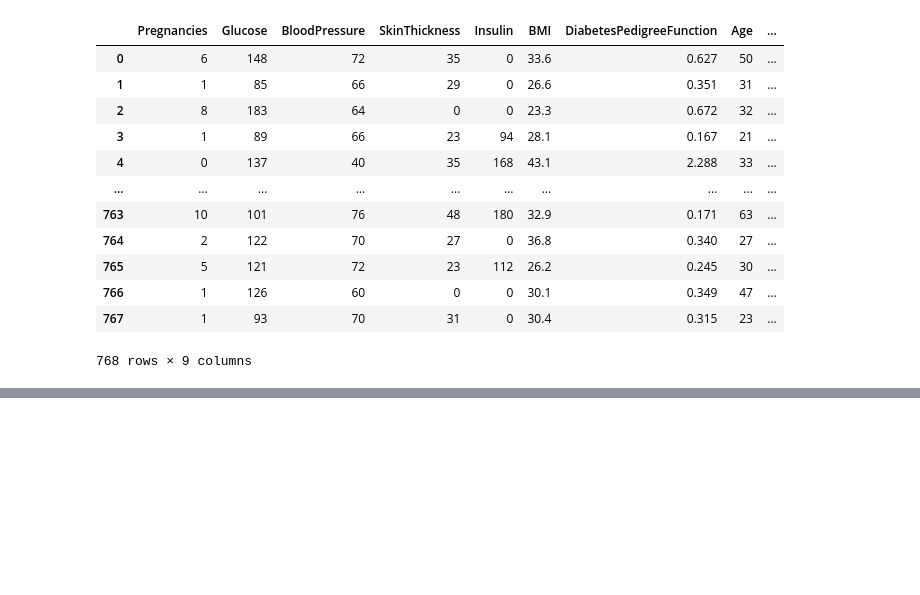
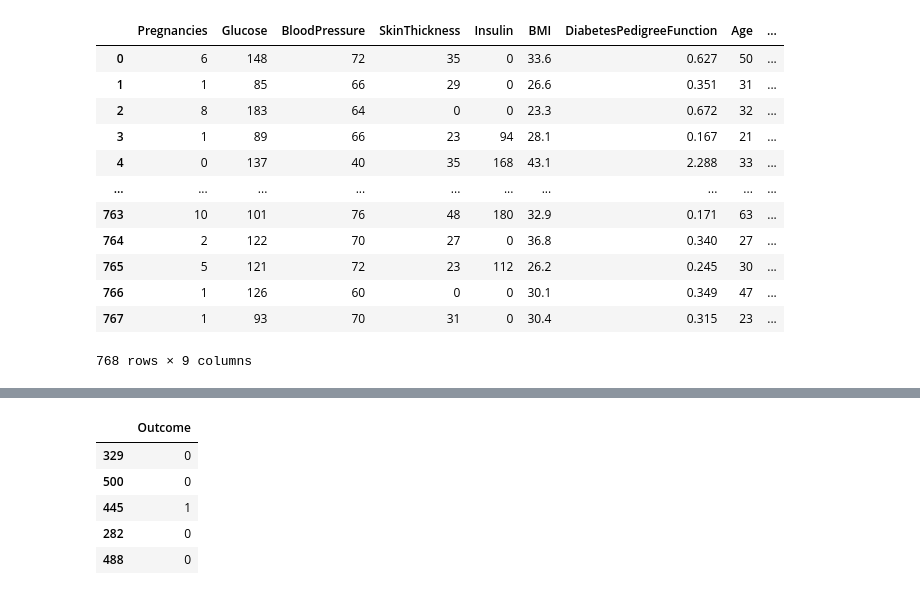
Before and after one commit to Rajeiha/Diabetes-Prediction, a Jupyter notebook: Code.ipynb, the cells around one changed output, grey strips where cells are left out. Cells and saved outputs as stored; diff of their text form; code cells hidden in the pictures; blank space fills up the shorter version.

```diff
--- a/Code.ipynb
+++ b/Code.ipynb
@@ -105,0 +180,9 @@ df.dropna()
+# %%
+ytest.head()
+# %% [output]
+|  | Outcome |
+| 329 | 0 |
+| 500 | 0 |
+| 445 | 1 |
+| 282 | 0 |
+| 488 | 0 |
```
Also changed, not shown: parts of 10 cells of this notebook.
